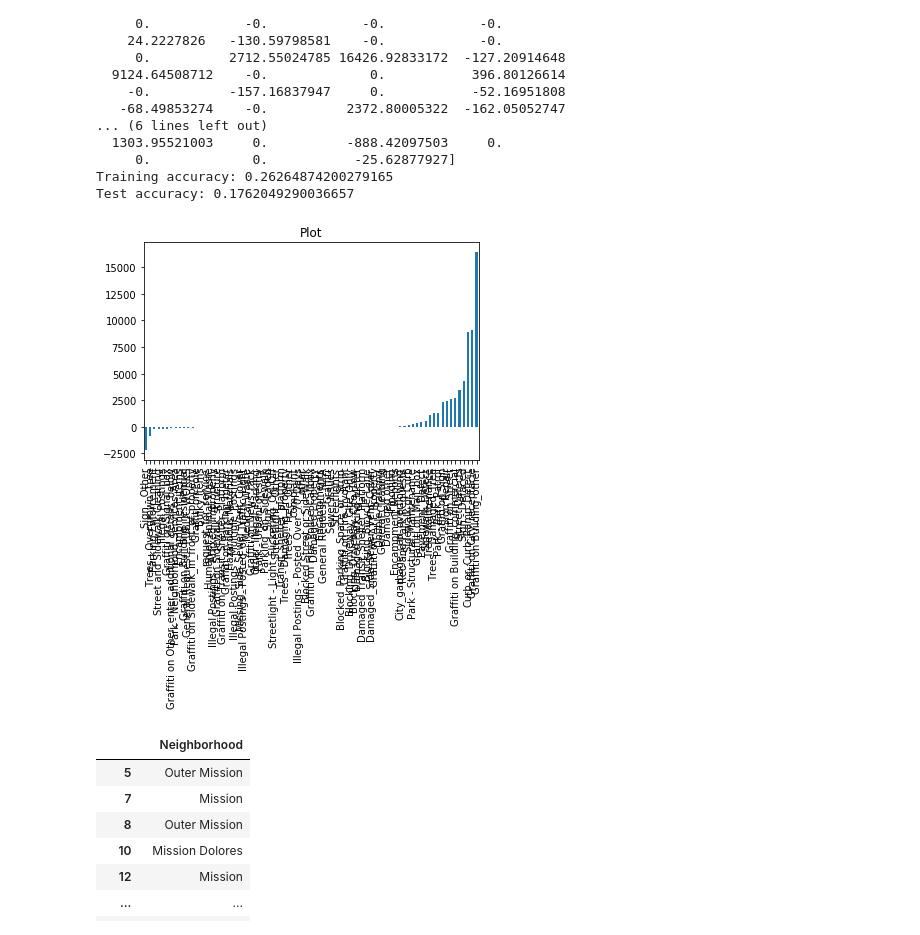
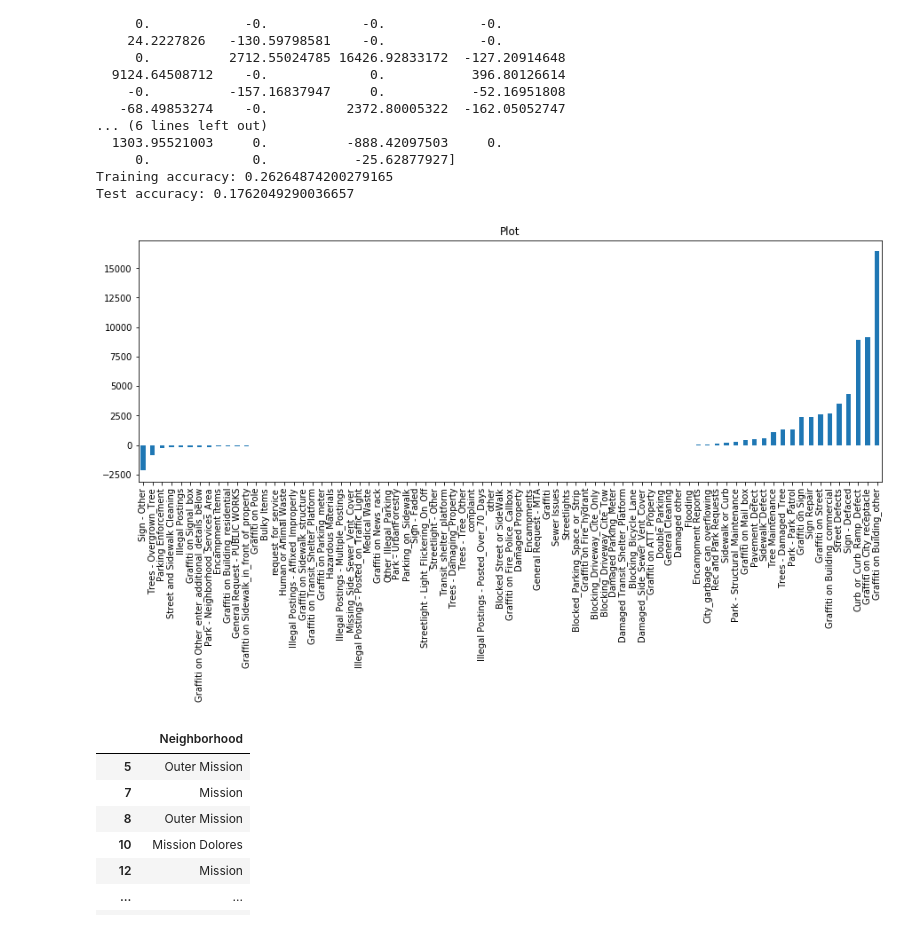
Before and after one commit to shleung101/sta141c_311_cases, a Jupyter notebook: SruthiDraft1 .ipynb, the cells around one changed output. Saved outputs shown, nothing was run; the diff lists cells and outputs as text; code cells hidden in the pictures.

```diff
--- a/SruthiDraft1 .ipynb
+++ b/SruthiDraft1 .ipynb
@@ -129,3 +131,14 @@ plot = coef.plot(kind='bar', title = 'Plot')
+# %%
+#Fitting a Ridge Model with box-cox
+
+
+modelRidge = Ridge(normalize = True)
+modelRidge.fit(X_train,y_train)
+predRidge = modelRidge.predict(X_test)
+print('Coefficient of each feature:', modelRidge.coef_)
+print('Training accuracy:', modelRidge.score(X_train, y_train))
+print('Test accuracy:', modelRidge.score(X_test, y_test))
+print('')
 # %%
 
 modelLasso = Lasso()
@@ -156,10 +169,11 @@ Test accuracy: 0.1762049290036657
 # %%
 #Plot of variables vs coefficients
 predictors = X_train.columns
 coef = Series(modelLasso.coef_,predictors).sort_values()
+plt.figure(figsize=(15,5))
 plot = coef.plot(kind='bar', title = 'Plot')
 # %% [output]
-[figure, old version]
+[figure, new version]
 # %%
 cases_q7 = cases.drop(cases.columns[range(15,20)], axis = 1)
 cases_q7 = cases_q7.drop(cases.columns[range(1,14)], axis = 1)
```
Also changed, not shown: parts of 37 cells of this notebook.
